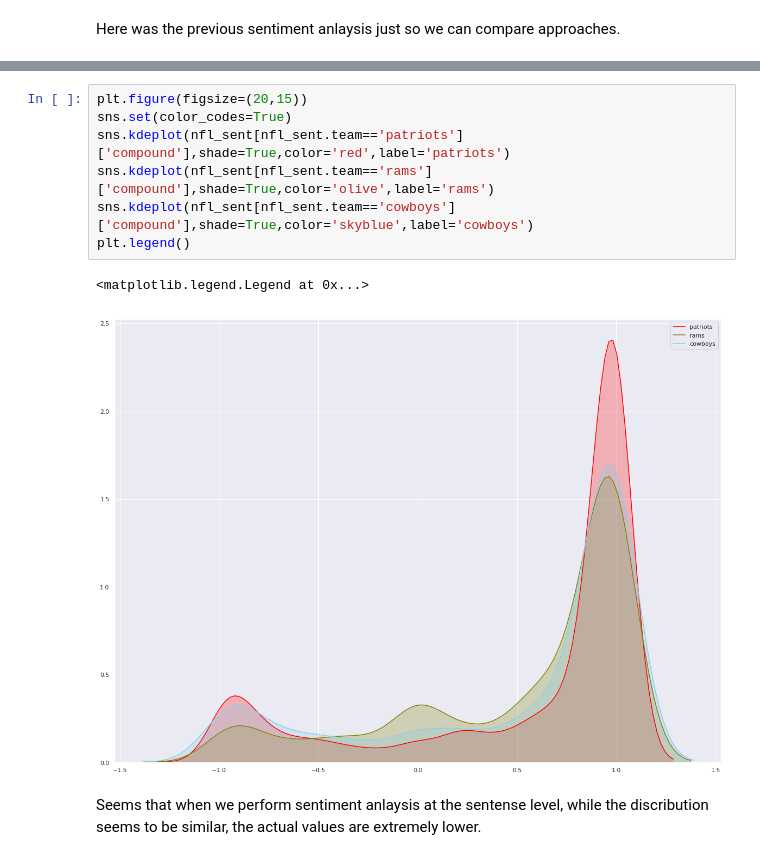
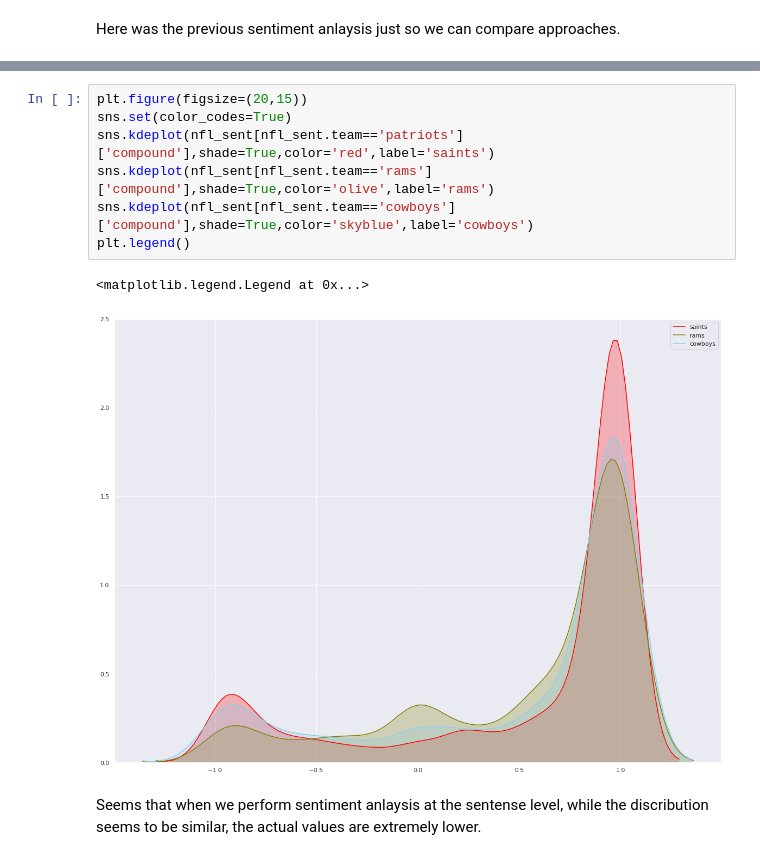
Before and after one commit to naivelogic/NFL-smarter-football, a Jupyter notebook: NFL News Analysis/NFL News Sentiment Analysis.ipynb, the cells around one changed output, grey strips where cells are left out. Drawn from its saved outputs; the diff is of its cells as text.

```diff
--- a/NFL News Analysis/NFL News Sentiment Analysis.ipynb
+++ b/NFL News Analysis/NFL News Sentiment Analysis.ipynb
@@ -298,13 +298,13 @@ ax.set(xlabel='week', ylabel = 'Article Sentiment')
 # %%
 plt.figure(figsize=(20,15))
 sns.set(color_codes=True)
-sns.kdeplot(nfl_sent[nfl_sent.team=='patriots']['compound'],shade=True,color='red',label='patriots')
+sns.kdeplot(nfl_sent[nfl_sent.team=='patriots']['compound'],shade=True,color='red',label='saints')
 sns.kdeplot(nfl_sent[nfl_sent.team=='rams']['compound'],shade=True,color='olive',label='rams')
 sns.kdeplot(nfl_sent[nfl_sent.team=='cowboys']['compound'],shade=True,color='skyblue',label='cowboys')
 plt.legend()
 # %% [output]
 <matplotlib.legend.Legend at 0x...>
-[figure, old version]
+[figure, new version]
 # %% [markdown]
 Seems that when we perform sentiment anlaysis at the sentense level, while the discribution seems to be similar, the actual values are extremely lower.
 # %% [markdown]
```
Also changed, not shown: parts of 8 cells of this notebook.
